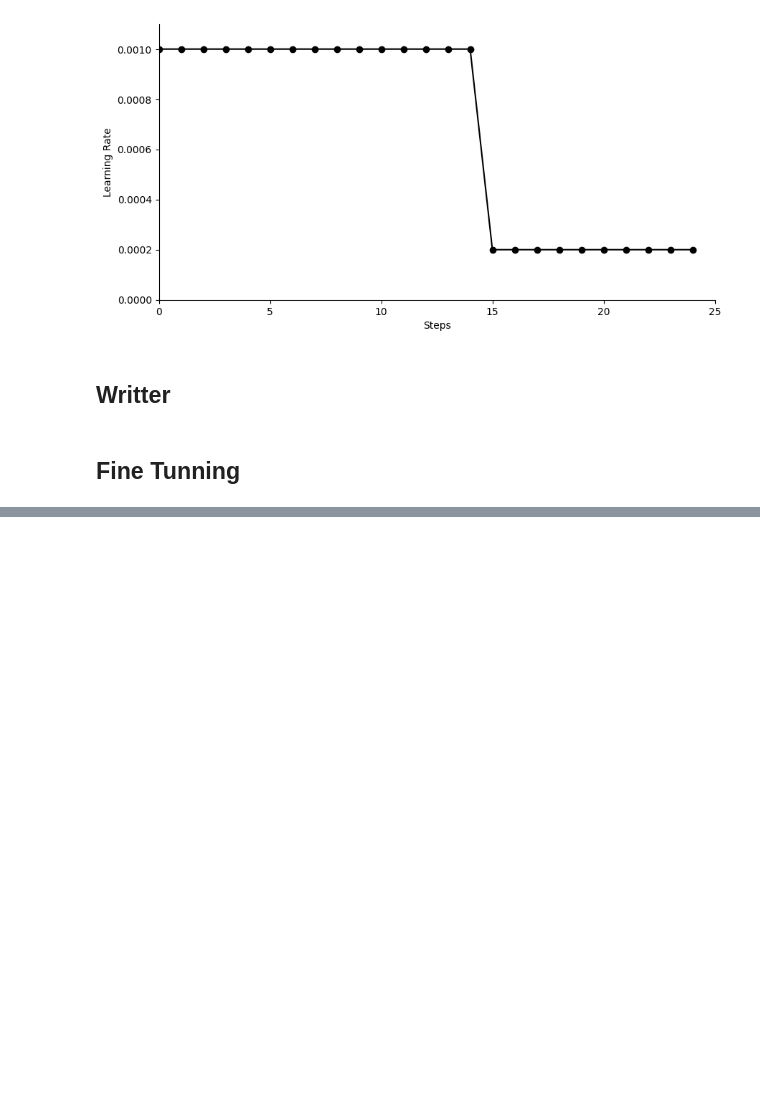
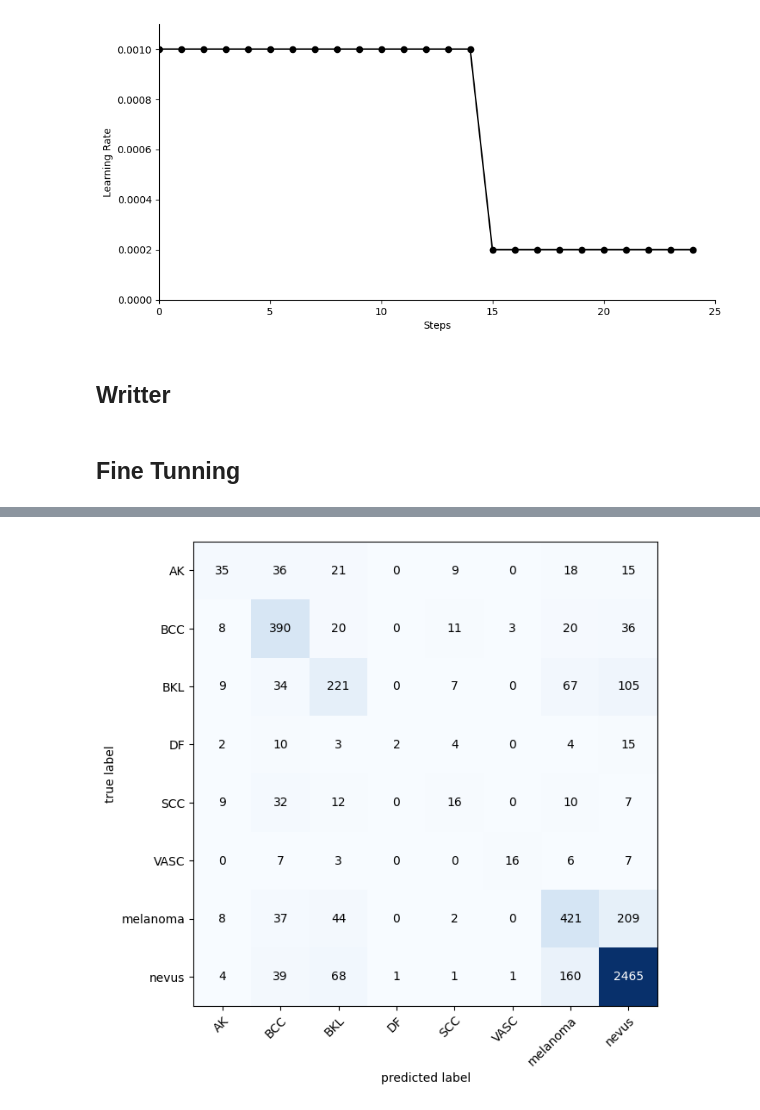
Before and after one commit to wilberquito/Thesis, a Jupyter notebook: Code/nn/notebooks/resnet18/ResNet18_V1.ipynb, the cells around one changed output, grey strips where cells are left out. Saved outputs shown, nothing was run; the diff lists cells and outputs as text; code cells hidden in the pictures; blank space fills up the shorter version.

```diff
--- a/Code/nn/notebooks/resnet18/ResNet18_V1.ipynb
+++ b/Code/nn/notebooks/resnet18/ResNet18_V1.ipynb
@@ -261,0 +297,61 @@ m_utility.plot_loss_curves(model_ft[1])
+# %%
+import torch
+import torchvision as tv
+import torch.nn as nn
+import modular.dataset as m_dataset
+import modular.utility as m_utility
+import modular.models as m_models
+from torch.utils.data import DataLoader
+from torchvision.models import (ResNet18_Weights)
+import torchvision.models as models
+
+
+# Set seed
+m_utility.set_seed(42)
+
+# Build the dataframes
+data_dir = 'data.etl'
+data_folder = '512'
+train_df, _, mapping = m_dataset.get_df(data_dir, data_folder)
+device = 'cuda' if torch.cuda.is_available() else 'cpu'
+
+batch_size = 512
+
+# Mapping from id to classname
+idx_to_class = { k : classname for classname, k in mapping.items() }
+
+# Train and validate dataset & dataloader
+train_df, validate_df = m_dataset.train_validate_split(train_df,
+                                                       random_state=42,
+                                                       validate_size=0.15)
+
+
+validate_transform = tv.transforms.Compose([
+    tv.transforms.Resize(256),
+    tv.transforms.CenterCrop(224),
+    tv.transforms.ToTensor(),
+    tv.transforms.Normalize(mean=[0.485, 0.456, 0.406], std=[0.229, 0.224, 0.225])
+])
+
+validate_dataset = m_dataset.MelanomaDataset(validate_df,
+                                             mode='validate',
+                                             transform=validate_transform,
+                                             idx_to_class=idx_to_class)
+validate_dataloader = DataLoader(validate_dataset, batch_size=batch_size, shuffle=False)
+class_names = [name for k,name in validate_dataset.idx_to_class.items()]
+
+model_ft = models.resnet18(weights=ResNet18_Weights.IMAGENET1K_V1)
+num_ftrs = model_ft.fc.in_features
+
+model_ft.fc = nn.Linear(num_ftrs, len(mapping))
+
+model_state_dict = checkpoint['model_state_dict']
+model_ft.load_state_dict(model_state_dict)
+model_ft = model_ft.to(device)
+
+m_utility.plot_confusion_matrix(model_ft,
+                                validate_dataloader,
+                                class_names,
+                                device)
+# %% [output]
+[figure, added]
```
Also changed, not shown: parts of 12 cells of this notebook.
